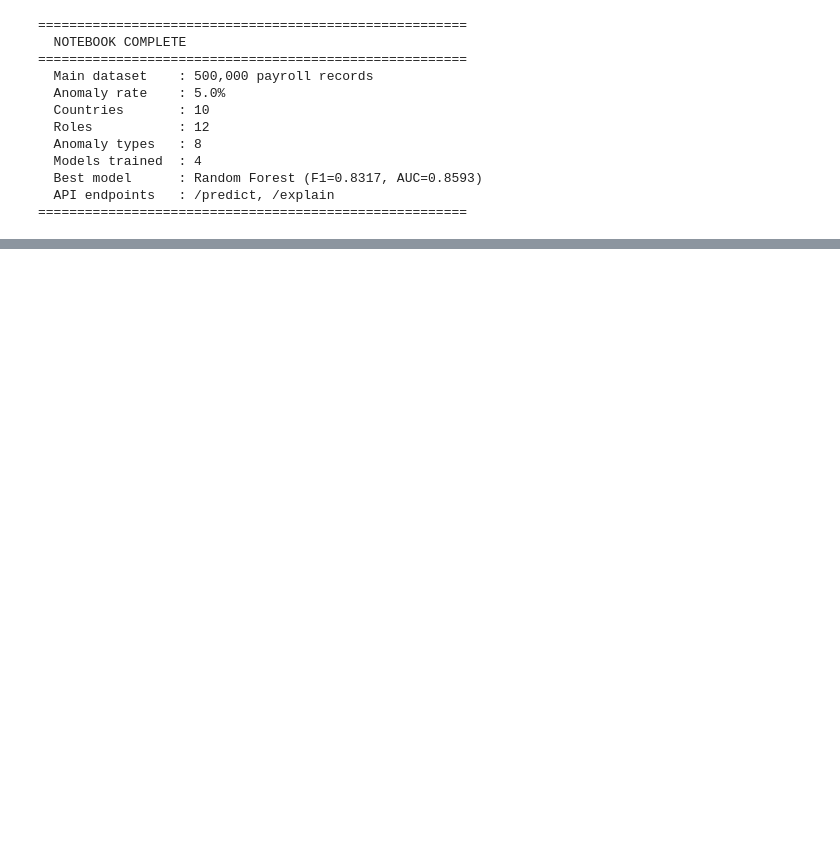
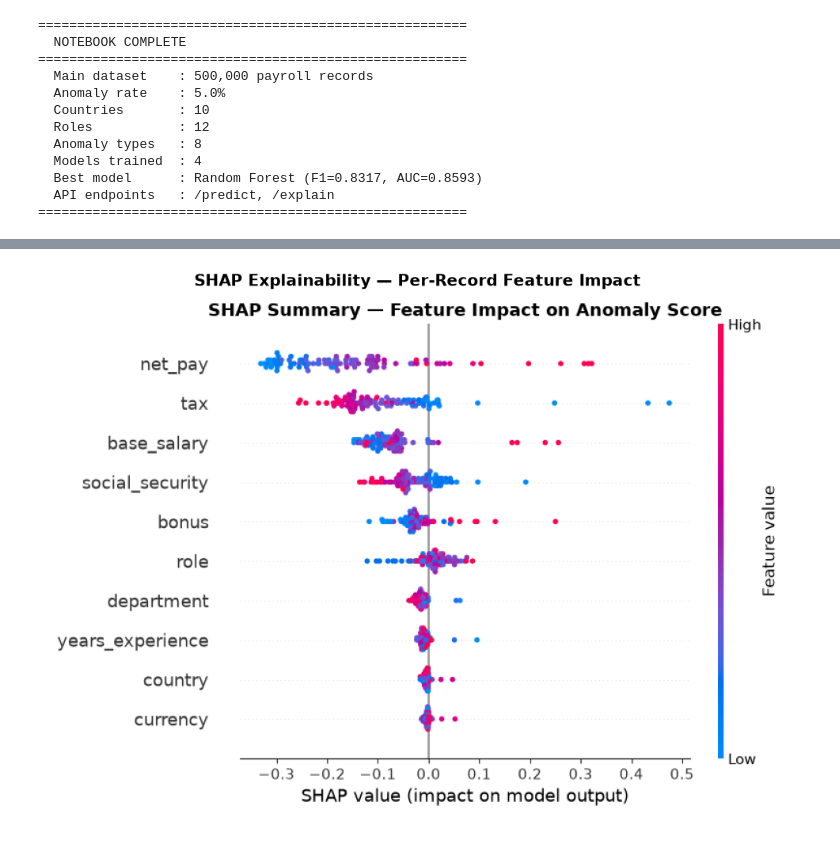
Before and after one commit to lynamedina/payroll-anomaly-detection, a Jupyter notebook: notebooks/exploration.ipynb, the cells around one changed output, grey strips where cells are left out. Saved outputs shown, nothing was run; the diff lists cells and outputs as text; code cells hidden in the pictures; blank space fills up the shorter version.

Commit message:
Add SHAP explainability and update anomaly detection pipeline

```diff
--- a/notebooks/exploration.ipynb
+++ b/notebooks/exploration.ipynb
@@ -307,0 +316,10 @@ print("=" * 55)
+# %%
+img = mpimg.imread('../reports/figures/shap_summary.png')
+fig, ax = plt.subplots(figsize=(10, 6))
+ax.imshow(img)
+ax.axis('off')
+plt.title('SHAP Explainability — Per-Record Feature Impact', fontsize=12, fontweight='bold')
+plt.tight_layout()
+plt.show()
+# %% [output]
+[figure, added]
```
Also changed, not shown: parts of 10 cells of this notebook, 16 other files.
